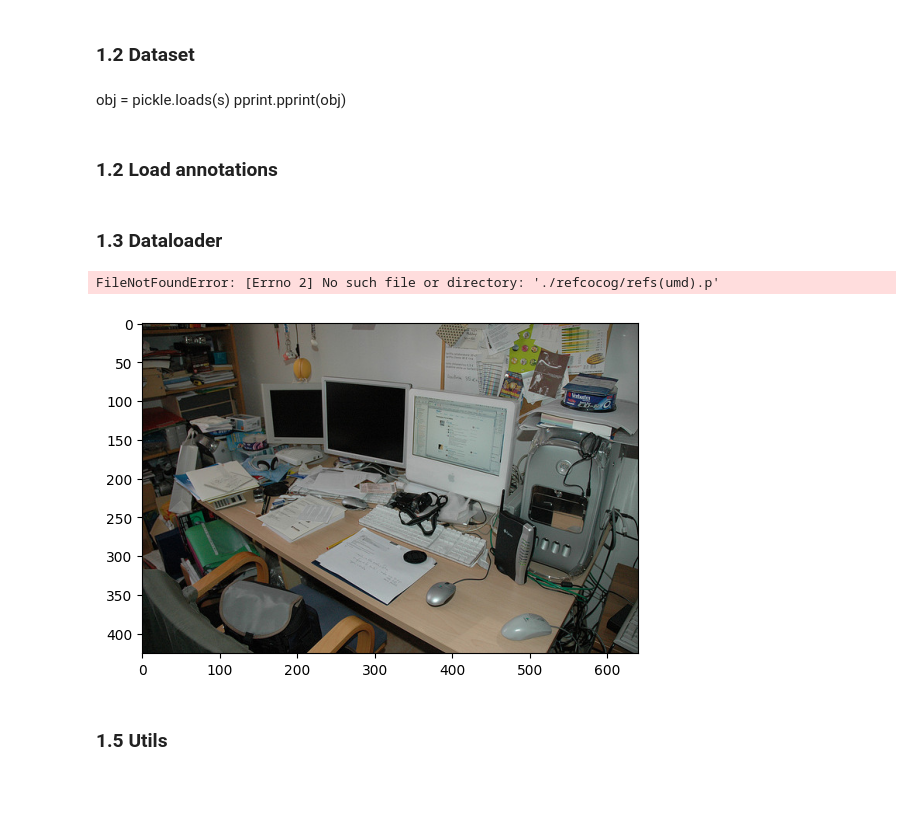
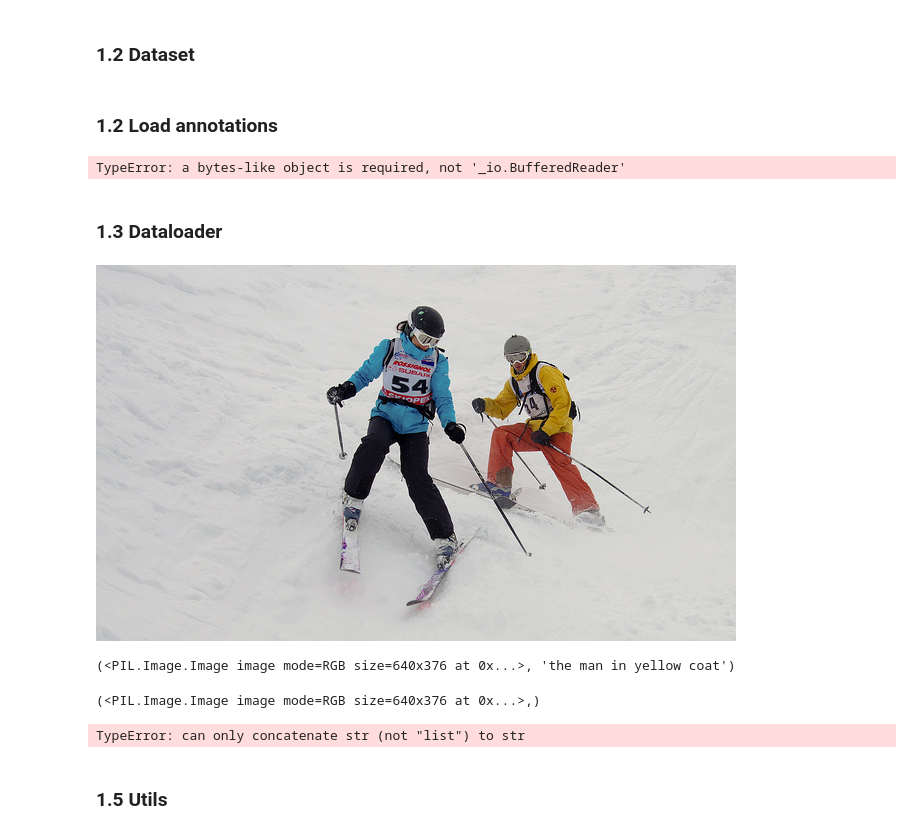
Before and after one commit to EdoardoMaines/DeepLearning, a Jupyter notebook: Code/Barebone.ipynb, the cells around one changed output. Cells and saved outputs as stored; diff of their text form; code cells hidden in the pictures; blank space fills up the shorter version.

```diff
--- a/Code/Barebone.ipynb
+++ b/Code/Barebone.ipynb
@@ -103,7 +103,7 @@ class RefCOCOGDataset(Dataset):
         self.annotations = self._load_annotations()
 
     def _load_annotations(self):
-        annotations_file = os.path.join(self.root_dir, 'refs(umd).p')
+        annotations_file = os.path.join(self.root_dir + '/annotations/', 'refs(umd).p')
         with open(annotations_file, 'rb') as f:
             annotations = pickle.load(f, encoding='latin1')
         return annotations
@@ -120,10 +120,9 @@ class RefCOCOGDataset(Dataset):
         if self.transform:
             image = self.transform(image)
 
-        return image, annotation['sentences']
+        caption = annotation['sentences'][0]['raw']
+
+        return image, caption
-# %% [markdown]
-obj = pickle.loads(s)
-pprint.pprint(obj)
 # %% [markdown]
 ### 1.2 Load annotations
 # %%
@@ -134,6 +133,12 @@ with open("./refcocog/annotations/refs(umd).p", "rb") as fp:
 with open("./refcocog/annotations/instances.json", "rb") as fp:
   data = json.load(fp)
   annotations = dict(sorted({ann["id"]: ann["bbox"] for ann in data["annotations"]}.items()))
+# %%
+with open("./refcocog/annotations/refs(umd).p", "rb") as fp:
+    obj = pickle.loads(fp)
+pprint.pprint(obj)
+# %% [output]
+TypeError: a bytes-like object is required, not '_io.BufferedReader'
 # %% [markdown]
 ### 1.3 Dataloader
 # %%
@@ -176,51 +181,56 @@ def collate_fn(batch):
 
 def collate_fn2(batch):
     images, caption_tokens = zip(*batch)
-
+    print(images)
     # Process images
     transform = transforms.Compose([
-        transforms.Pad(padding_value, fill=0),  # Replace padding_value with your desired padding
+        transforms.Pad(0, fill=0),  # Replace padding_value with your desired padding
         transforms.Resize((224, 224)),  # ResNet-50 input size
         transforms.ToTensor(),
         transforms.Normalize(mean=[0.485, 0.456, 0.406], std=[0.229, 0.224, 0.225]),
     ])
     image_tensors = torch.stack([transform(img) for img in images])
 
     # Tokenize the captions using the CLIP tokenizer
-    caption_lengths = [len(tokens) for tokens in caption_tokens]
-    max_caption_length = max(caption_lengths)
-    padded_caption_tokens = [tokens + [0] * (max_caption_length - len(tokens)) for tokens in caption_tokens]
-    caption_tensors = torch.tensor(padded_caption_tokens)
+    #caption_lengths = [len(tokens) for tokens in caption_tokens]
+    #max_caption_length = max(caption_lengths)
+    captions = [item[1] for item in batch]
+    #added_caption_tokens = [tokens + [0] * (max_caption_length - len(tokens)) for tokens in caption_tokens]
+    caption_tensors = torch.tensor(captions)
 
     return {'images': image_tensors, 'captions': caption_tensors, 'caption_lengths': caption_lengths}
 
 transform = transforms.Compose([
     transforms.ToTensor(),
 ])
 
 # create dataset and dataloader
+"""
 dataset_train = RefCOCOg(refs, annotations, split="train")
 dataset_test = RefCOCOg(refs, annotations, split="test")
 plt.imshow(Image.open(dataset_train[2]["file_name"]))
 plt.imshow(Image.open(dataset_test[2]["file_name"]))
 dataloader_train = DataLoader(dataset_train, batch_size=1, collate_fn=collate_fn)
 dataloader_test = DataLoader(dataset_test, batch_size=1, collate_fn=collate_fn)
-
-transform2 = transforms.Compose([
-    transforms.Pad(0, fill=0),  # Replace padding_value with your desired padding
-    transforms.Resize((224, 224)),  # ResNet-50 input size
-    transforms.ToTensor(),
-    transforms.Normalize(mean=[0.485, 0.456, 0.406], std=[0.229, 0.224, 0.225]),  # Pre-trained ResNet-50 normalization
-])
+"""
 
 dataset_root = "./refcocog"
-test = RefCOCOGDataset(root_dir=dataset_root, split_type='test',transform = transform2)
-display(test[2]['image'])
+test = RefCOCOGDataset(root_dir=dataset_root, split_type='test')
+display(test[0][0])
 print(test[0])
 dataloader_test = DataLoader(test, batch_size=1, collate_fn=collate_fn2)
 # %% [output]
+[figure, new version]
-FileNotFoundError: [Errno 2] No such file or directory: './refcocog/refs(umd).p'
+(<PIL.Image.Image image mode=RGB size=640x376 at 0x...>, 'the man in yellow coat')
-[figure, old version]
+# %%
+for batch,(inputs,outputs) in enumerate(dataloader_test):
+    print(inputs)
+    print("-----------")
+    print(outputs)
+    break
+# %% [output]
+(<PIL.Image.Image image mode=RGB size=640x376 at 0x...>,)
+TypeError: can only concatenate str (not "list") to str
 # %% [markdown]
 ### 1.5 Utils
 # %%
```
Also changed, not shown: 3 other files.
